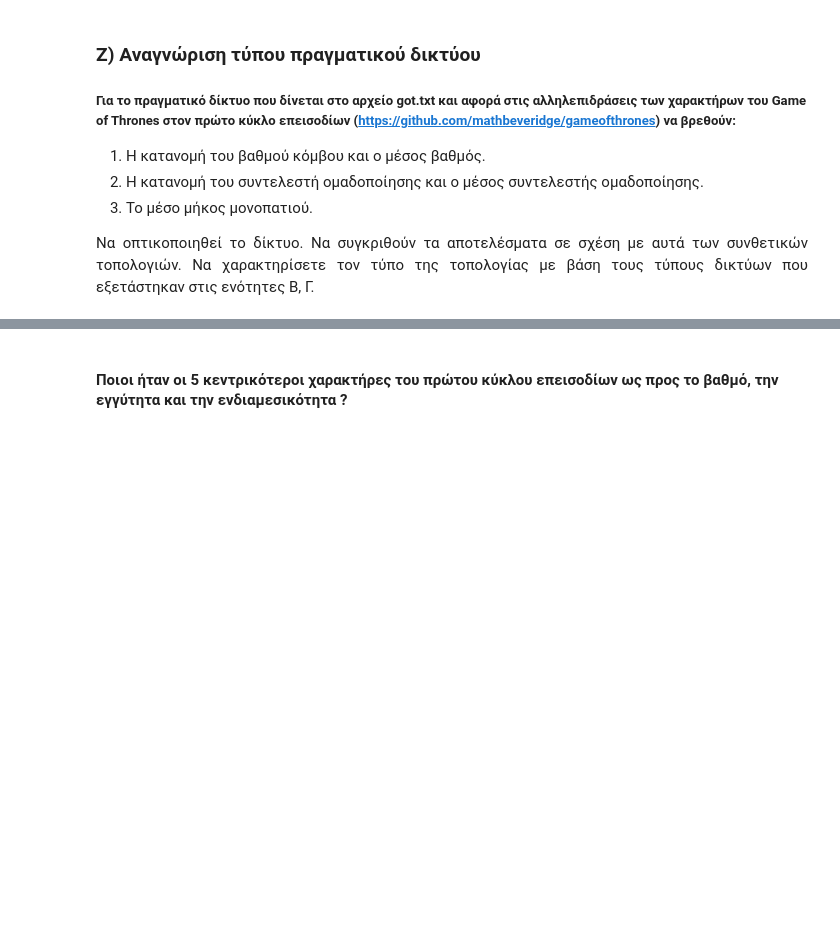
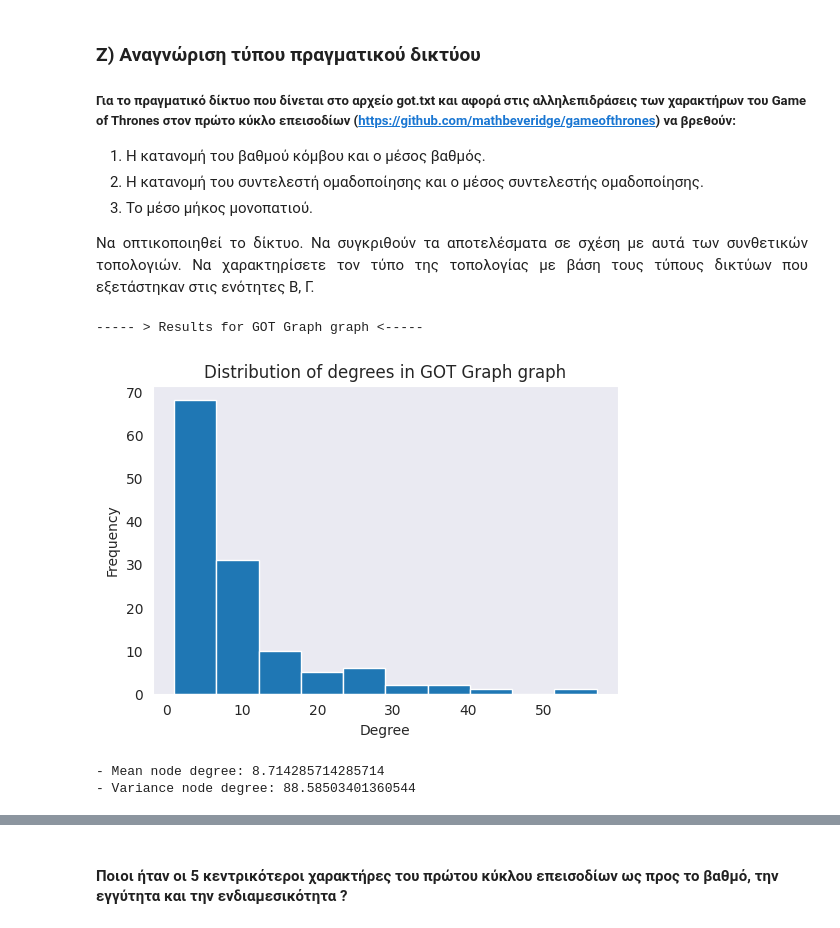
Before and after one commit to ChrisNick92/SocialNetworkAnalysis, a Jupyter notebook: project1/christosnikou_03400146.ipynb, the cells around one changed output, grey strips where cells are left out. Cells and saved outputs as stored; diff of their text form; code cells hidden in the pictures; blank space fills up the shorter version.

```diff
--- a/project1/christosnikou_03400146.ipynb
+++ b/project1/christosnikou_03400146.ipynb
@@ -906,3 +978,13 @@ with open('got.txt') as csv_file:
     for row in csv_reader:
             G_got.add_edge(row[0],row[1],weight=row[2])
             line_count += 1
+# %%
+# 1. Degree Distribution & Mean degree value
+G_got.graph["name"] = "GOT Graph"
+
+find_degree(G_got, w = 6, h = 4)
+# %% [output]
+----- > Results for GOT Graph graph <-----
+[figure, added]
+- Mean node degree: 8.714285714285714
+- Variance node degree: 88.58503401360544
```
Also changed, not shown: parts of 16 cells of this notebook.
